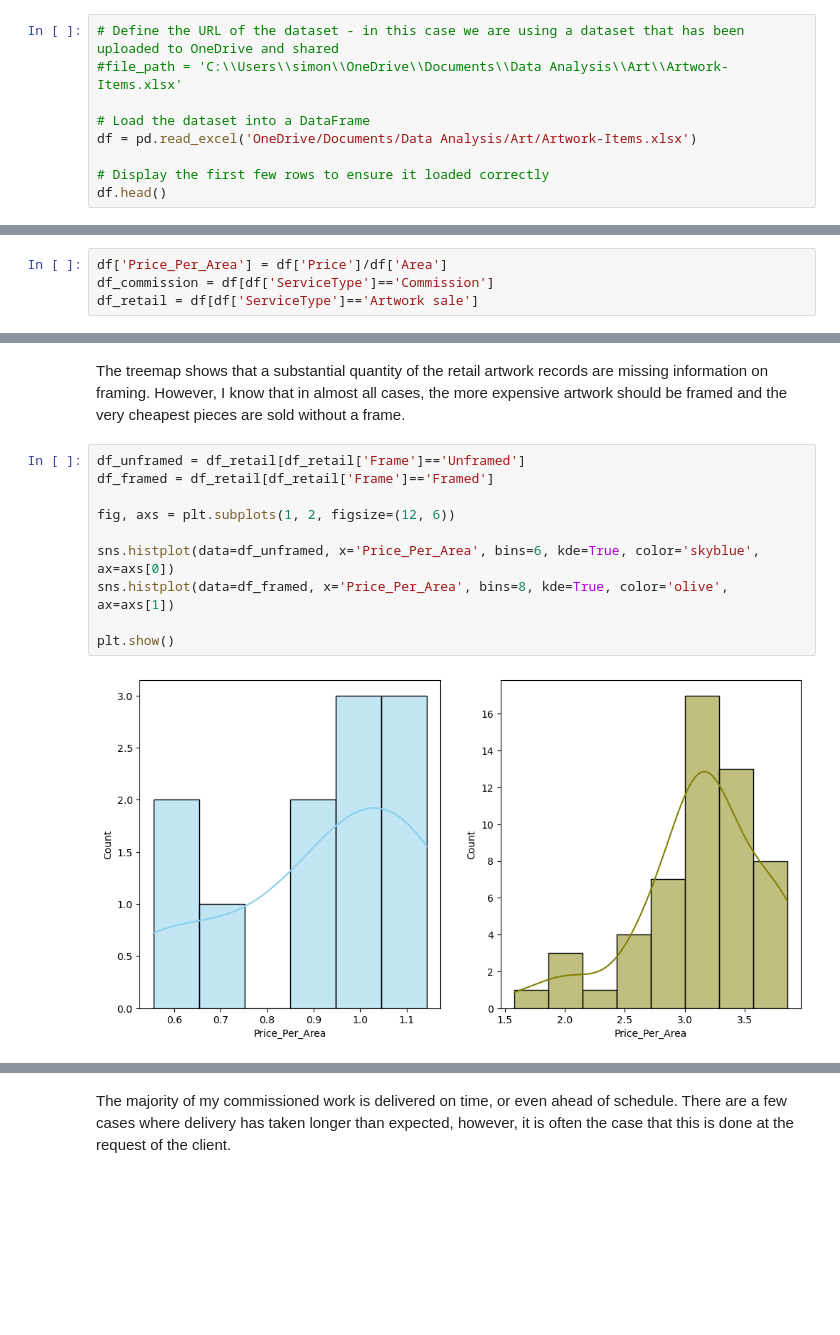
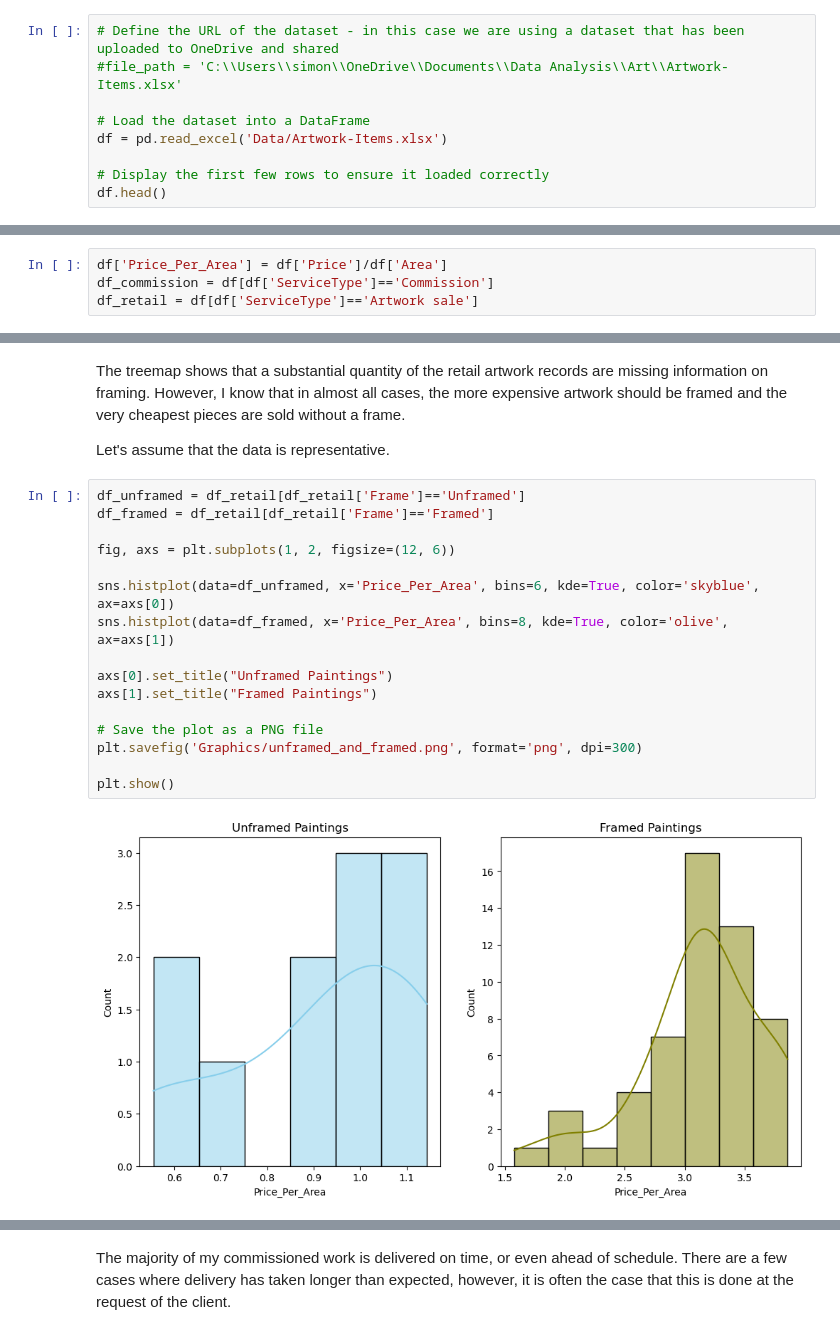
Before and after one commit to Nikkinoodl/Data-Analysis-Art, a Jupyter notebook: 03-Prices-and-Timing.ipynb, the cells around one changed output, grey strips where cells are left out. Cells and saved outputs as stored; diff of their text form; blank space fills up the shorter version.

```diff
--- a/03-Prices-and-Timing.ipynb
+++ b/03-Prices-and-Timing.ipynb
@@ -28,7 +28,7 @@ from sklearn.linear_model import Ridge
 #file_path = 'C:\\Users\\simon\\OneDrive\\Documents\\Data Analysis\\Art\\Artwork-Items.xlsx'
 
 # Load the dataset into a DataFrame
-df = pd.read_excel('OneDrive/Documents/Data Analysis/Art/Artwork-Items.xlsx')
+df = pd.read_excel('Data/Artwork-Items.xlsx')
 
 # Display the first few rows to ensure it loaded correctly
 df.head()
@@ -247,16 +275,24 @@ Total count including blanks or null values: 354
 [figure]
 # %% [markdown]
 The treemap shows that a substantial quantity of the retail artwork records are missing information on framing. However, I know that in almost all cases, the more expensive artwork should be framed and the very cheapest pieces are sold without a frame.
+
+Let's assume that the data is representative.
 # %%
 df_unframed = df_retail[df_retail['Frame']=='Unframed']
 df_framed = df_retail[df_retail['Frame']=='Framed']
 
 fig, axs = plt.subplots(1, 2, figsize=(12, 6))
 
 sns.histplot(data=df_unframed, x='Price_Per_Area', bins=6, kde=True, color='skyblue', ax=axs[0])
 sns.histplot(data=df_framed, x='Price_Per_Area', bins=8, kde=True, color='olive', ax=axs[1])
 
+axs[0].set_title("Unframed Paintings")
+axs[1].set_title("Framed Paintings")
+
+# Save the plot as a PNG file
+plt.savefig('Graphics/unframed_and_framed.png', format='png', dpi=300)
+
 plt.show()
 # %% [output]
-[figure, old version]
+[figure, new version]
 # %% [markdown]
```
Also changed, not shown: parts of 19 cells of this notebook, 2 other files.
